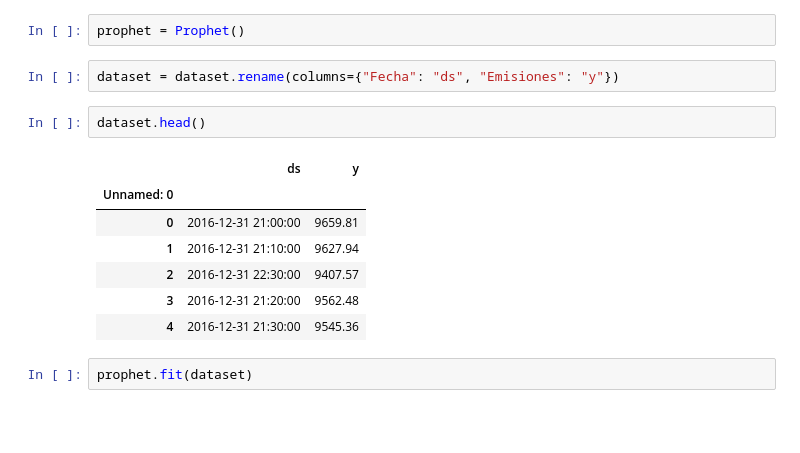
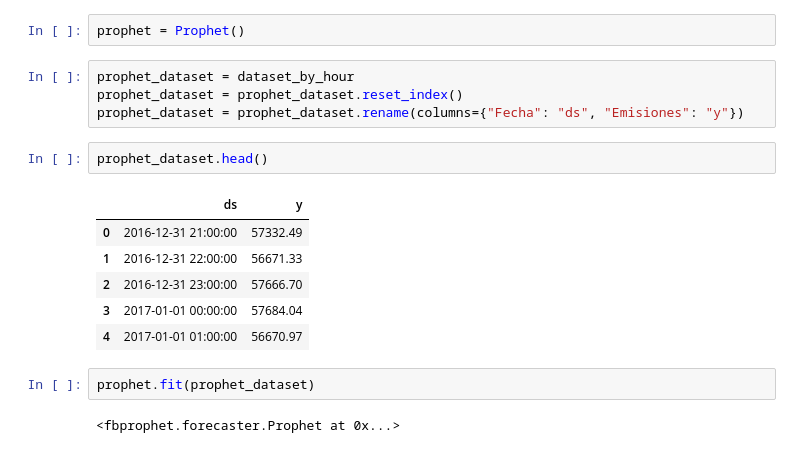
Before and after one commit to hectorLop/CO2_emissions_forecast, a Jupyter notebook: CO2_feature_engineering_and_visualization.ipynb, the cells around one changed output. Drawn from its saved outputs; the diff is of its cells as text; blank space fills up the shorter version.

Commit message:
Added FBProphet forecasts and perfomance metrics

```diff
--- a/CO2_feature_engineering_and_visualization.ipynb
+++ b/CO2_feature_engineering_and_visualization.ipynb
@@ -292,17 +294,20 @@ pyplot.show()
 # %%
 prophet = Prophet()
 # %%
-dataset = dataset.rename(columns={"Fecha": "ds", "Emisiones": "y"})
+prophet_dataset = dataset_by_hour
+prophet_dataset = prophet_dataset.reset_index()
+prophet_dataset = prophet_dataset.rename(columns={"Fecha": "ds", "Emisiones": "y"})
 # %%
-dataset.head()
+prophet_dataset.head()
 # %% [output]
 |  | ds | y |
-| Unnamed: 0 |  |  |
-| 0 | 2016-12-31 21:00:00 | 9659.81 |
-| 1 | 2016-12-31 21:10:00 | 9627.94 |
-| 2 | 2016-12-31 22:30:00 | 9407.57 |
-| 3 | 2016-12-31 21:20:00 | 9562.48 |
-| 4 | 2016-12-31 21:30:00 | 9545.36 |
+| 0 | 2016-12-31 21:00:00 | 57332.49 |
+| 1 | 2016-12-31 22:00:00 | 56671.33 |
+| 2 | 2016-12-31 23:00:00 | 57666.70 |
+| 3 | 2017-01-01 00:00:00 | 57684.04 |
+| 4 | 2017-01-01 01:00:00 | 56670.97 |
 # %%
-prophet.fit(dataset)
+prophet.fit(prophet_dataset)
+# %% [output]
+<fbprophet.forecaster.Prophet at 0x...>
 # %%
```
Also changed, not shown: parts of 13 cells of this notebook.
